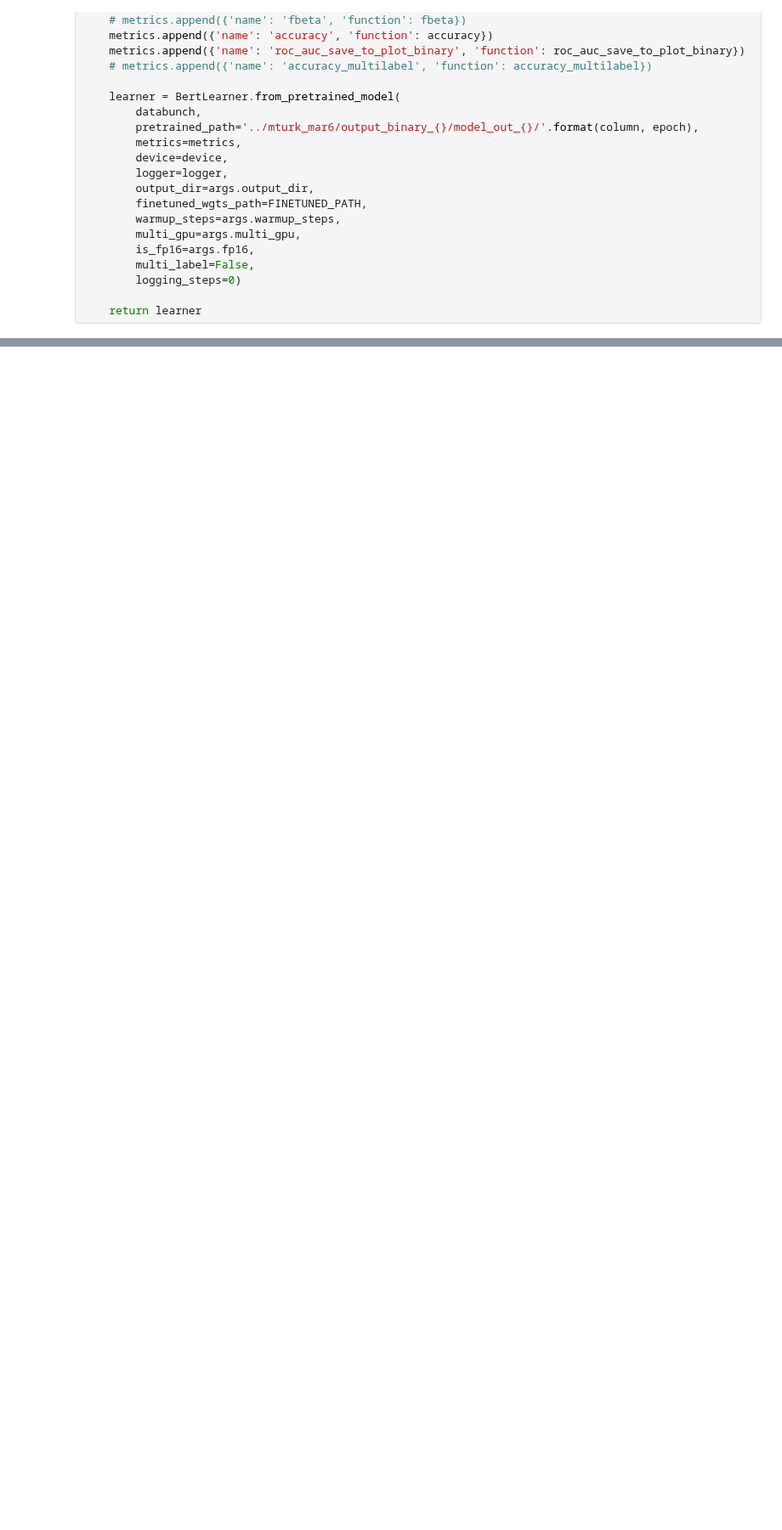
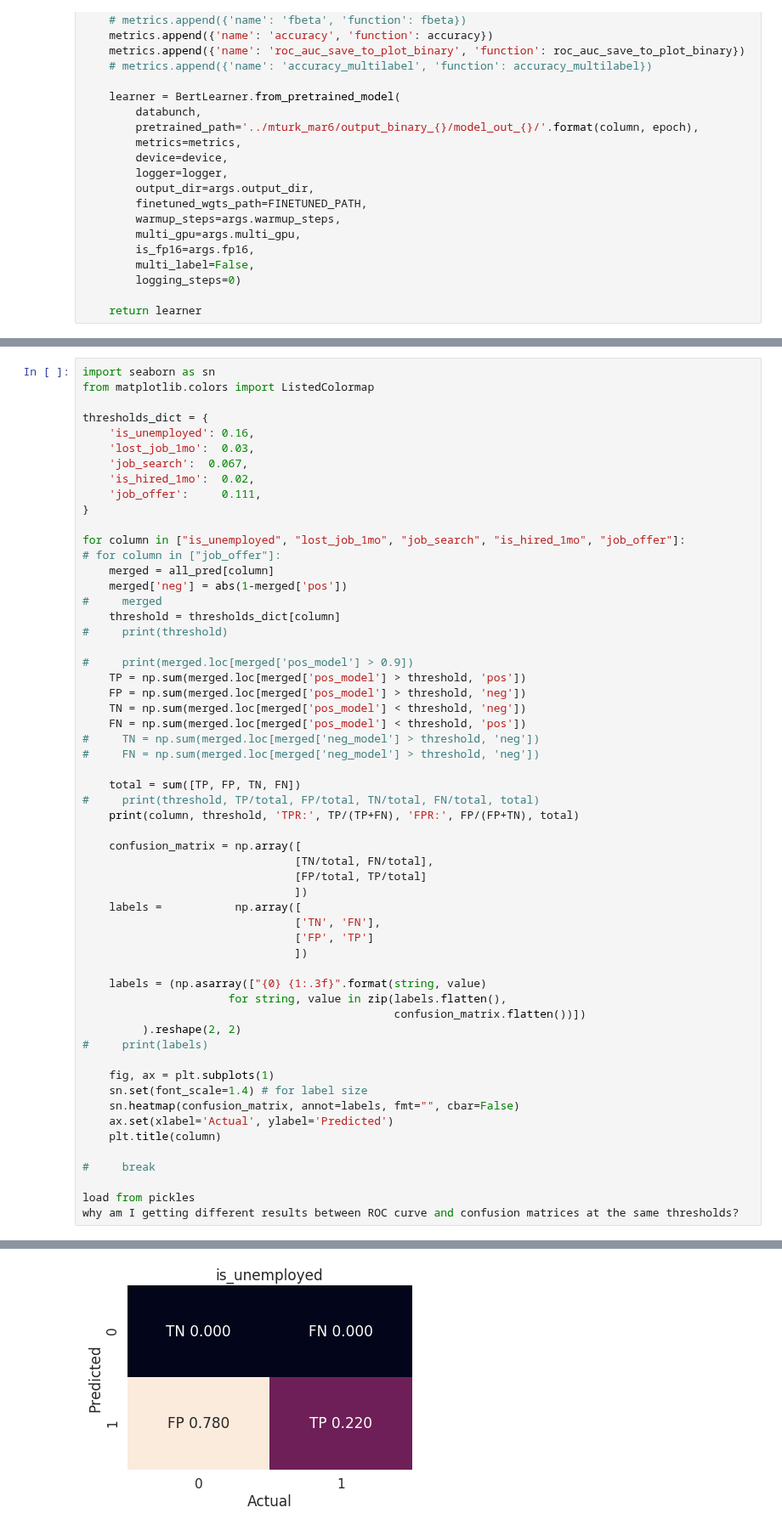
Before and after one commit to spfraib/twitter, a Jupyter notebook: 8-boundary-classified/dval8.2-hitograms, confusion, ROC.ipynb, the cells around one changed output, grey strips where cells are left out. Shown at 85% size. Saved outputs shown, nothing was run; the diff lists cells and outputs as text; blank space fills up the shorter version.

Commit message:
in progress confusion matrix

```diff
--- a/8-boundary-classified/dval8.2-hitograms, confusion, ROC.ipynb
+++ b/8-boundary-classified/dval8.2-hitograms, confusion, ROC.ipynb
@@ -368,0 +463,58 @@ plt.show()
+# %%
+import seaborn as sn
+from matplotlib.colors import ListedColormap
+
+thresholds_dict = {
+    'is_unemployed': 0.16,
+    'lost_job_1mo':  0.03,
+    'job_search':  0.067,
+    'is_hired_1mo':  0.02,
+    'job_offer':     0.111,
+}
+
+for column in ["is_unemployed", "lost_job_1mo", "job_search", "is_hired_1mo", "job_offer"]:
+# for column in ["job_offer"]:
+    merged = all_pred[column]
+    merged['neg'] = abs(1-merged['pos'])
+#     merged
+    threshold = thresholds_dict[column]
+#     print(threshold)
+
+#     print(merged.loc[merged['pos_model'] > 0.9])
+    TP = np.sum(merged.loc[merged['pos_model'] > threshold, 'pos'])
+    FP = np.sum(merged.loc[merged['pos_model'] > threshold, 'neg'])
+    TN = np.sum(merged.loc[merged['pos_model'] < threshold, 'neg'])
+    FN = np.sum(merged.loc[merged['pos_model'] < threshold, 'pos'])
+#     TN = np.sum(merged.loc[merged['neg_model'] > threshold, 'neg'])
+#     FN = np.sum(merged.loc[merged['neg_model'] > threshold, 'neg'])
+
+    total = sum([TP, FP, TN, FN])
+#     print(threshold, TP/total, FP/total, TN/total, FN/total, total)
+    print(column, threshold, 'TPR:', TP/(TP+FN), 'FPR:', FP/(FP+TN), total)
+
+    confusion_matrix = np.array([
+                                [TN/total, FN/total],
+                                [FP/total, TP/total]
+                                ])
+    labels =           np.array([
+                                ['TN', 'FN'],
+                                ['FP', 'TP']
+                                ])
+
+    labels = (np.asarray(["{0} {1:.3f}".format(string, value)
+                      for string, value in zip(labels.flatten(),
+                                               confusion_matrix.flatten())])
+         ).reshape(2, 2)
+#     print(labels)
+
+    fig, ax = plt.subplots(1)
+    sn.set(font_scale=1.4) # for label size
+    sn.heatmap(confusion_matrix, annot=labels, fmt="", cbar=False)
+    ax.set(xlabel='Actual', ylabel='Predicted')
+    plt.title(column)
+
+#     break
+
+load from pickles
+why am I getting different results between ROC curve and confusion matrices at the same thresholds?
+# %% [output]
@@ -368,0 +526 @@ plt.show()
+[figure, added]
```
Also changed, not shown: parts of 5 cells of this notebook, 3 other files.
